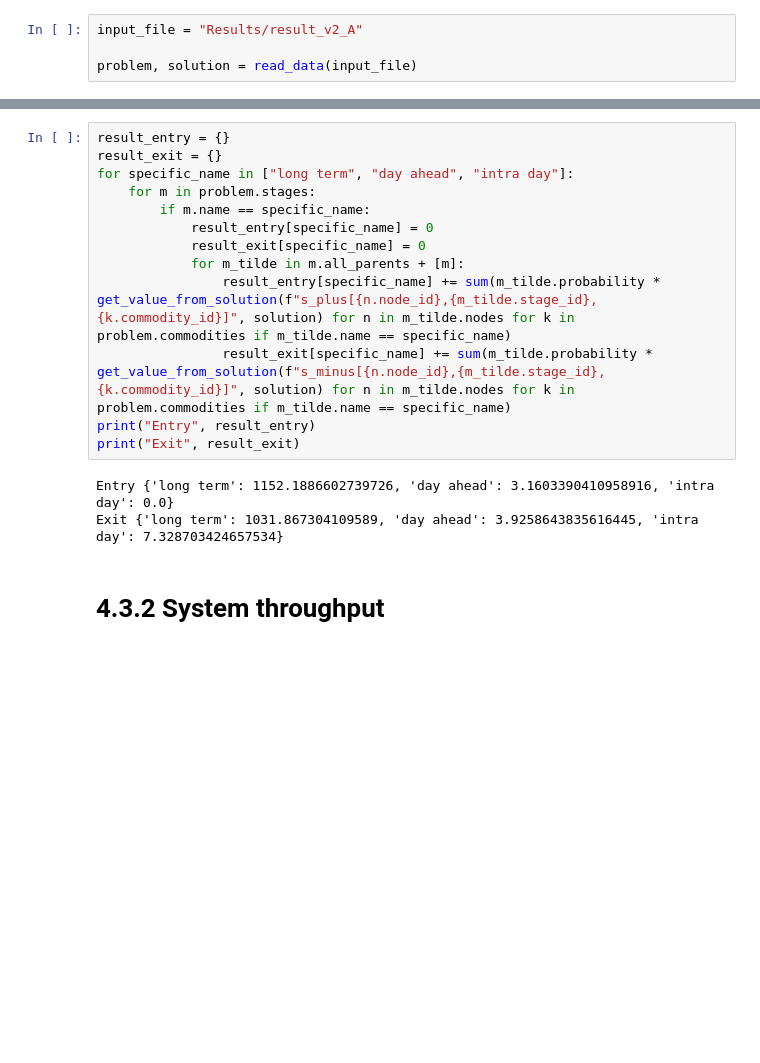
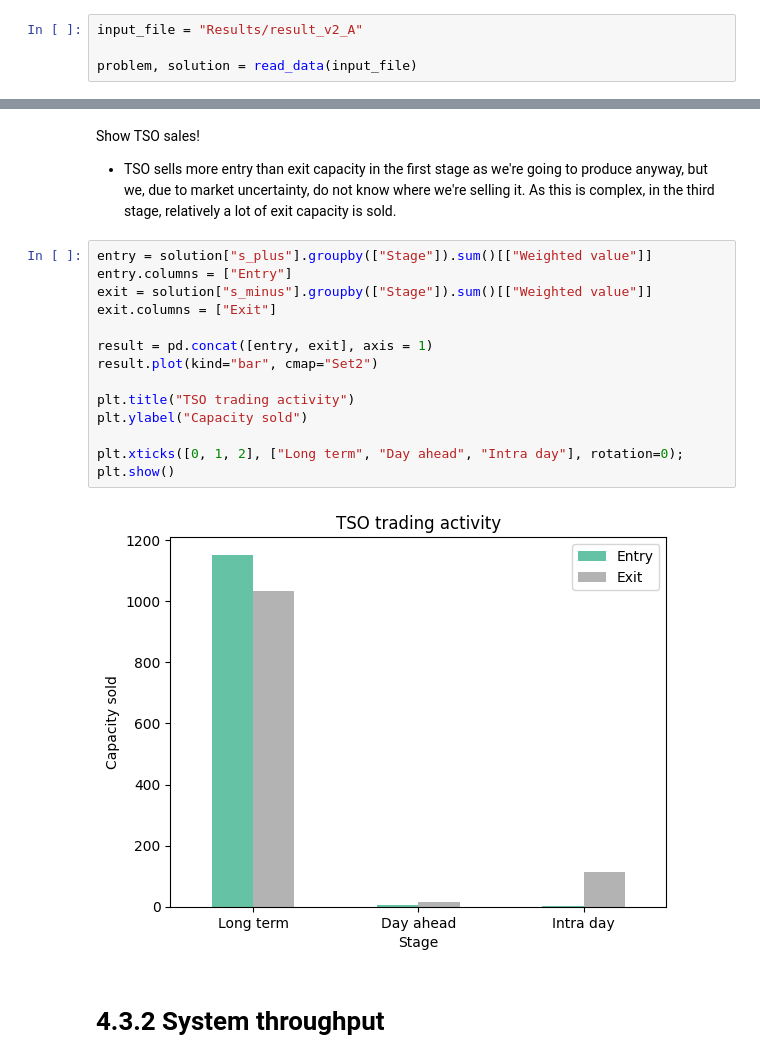
Before and after one commit to berendmarkhorst/secondary_gas_market, a Jupyter notebook: analysis.ipynb, the cells around one changed output, grey strips where cells are left out. Saved outputs shown, nothing was run; the diff lists cells and outputs as text; blank space fills up the shorter version.

```diff
--- a/analysis.ipynb
+++ b/analysis.ipynb
@@ -463,19 +408,22 @@ Show TSO sales!
-# %%
-result_entry = {}
-result_exit = {}
-for specific_name in ["long term", "day ahead", "intra day"]:
-    for m in problem.stages:
-        if m.name == specific_name:
-            result_entry[specific_name] = 0
-            result_exit[specific_name] = 0
-            for m_tilde in m.all_parents + [m]:
-                result_entry[specific_name] += sum(m_tilde.probability * get_value_from_solution(f"s_plus[{n.node_id},{m_tilde.stage_id},{k.commodity_id}]", solution) for n in m_tilde.nodes for k in problem.commodities if m_tilde.name == specific_name)
-                result_exit[specific_name] += sum(m_tilde.probability * get_value_from_solution(f"s_minus[{n.node_id},{m_tilde.stage_id},{k.commodity_id}]", solution) for n in m_tilde.nodes for k in problem.commodities if m_tilde.name == specific_name)
-print("Entry", result_entry)
-print("Exit", result_exit)
-# %% [output]
-Entry {'long term': 1152.1886602739726, 'day ahead': 3.1603390410958916, 'intra day': 0.0}
-Exit {'long term': 1031.867304109589, 'day ahead': 3.9258643835616445, 'intra day': 7.328703424657534}
+# %% [markdown]
+Show TSO sales!
+- TSO sells more entry than exit capacity in the first stage as we're going to produce anyway, but we, due to market uncertainty, do not know where we're selling it. As this is complex, in the third stage, relatively a lot of exit capacity is sold.
+# %%
+entry = solution["s_plus"].groupby(["Stage"]).sum()[["Weighted value"]]
+entry.columns = ["Entry"]
+exit = solution["s_minus"].groupby(["Stage"]).sum()[["Weighted value"]]
+exit.columns = ["Exit"]
+
+result = pd.concat([entry, exit], axis = 1)
+result.plot(kind="bar", cmap="Set2")
+
+plt.title("TSO trading activity")
+plt.ylabel("Capacity sold")
+
+plt.xticks([0, 1, 2], ["Long term", "Day ahead", "Intra day"], rotation=0);
+plt.show()
+# %% [output]
+[figure, added]
 # %% [markdown]
 # 4.3.2 System throughput
 # %%
```
Also changed, not shown: parts of 13 cells of this notebook, 4 other files.
